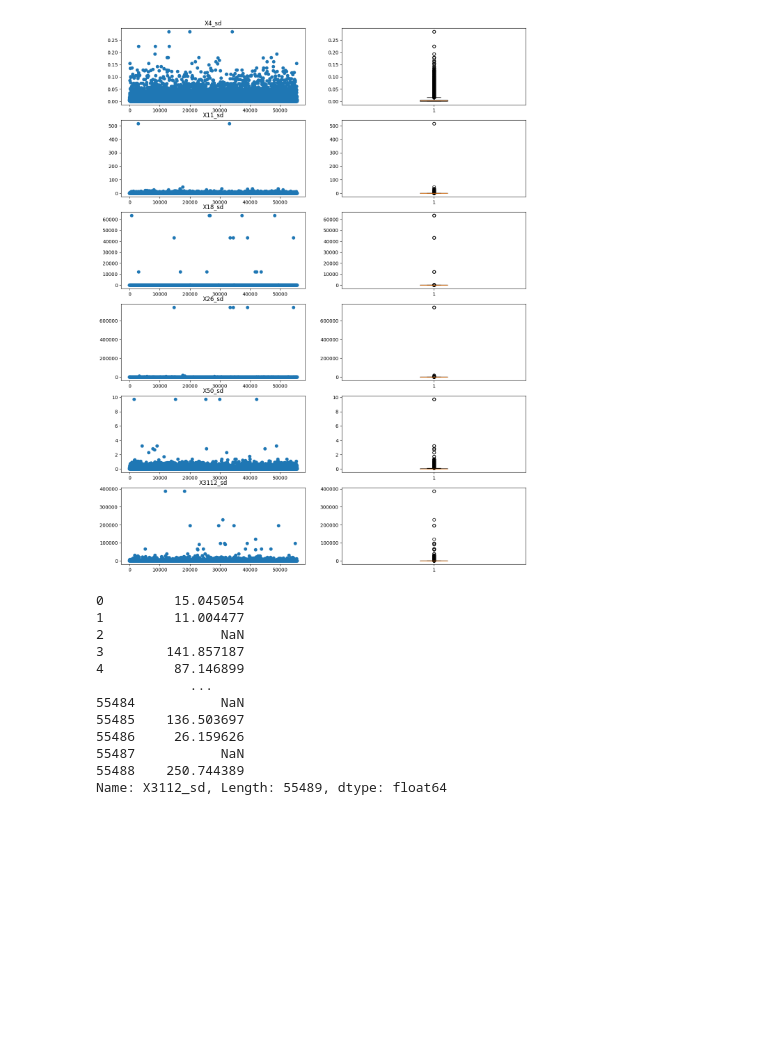
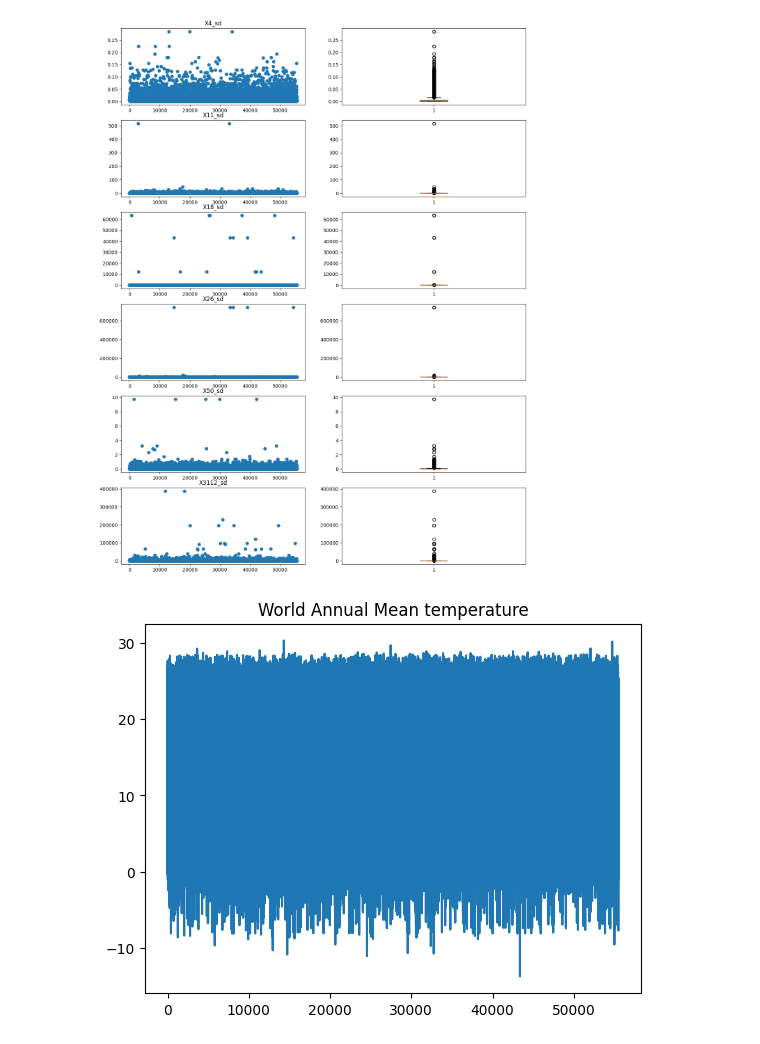
Before and after one commit to polmonroig/plant_traits, a Jupyter notebook: notebooks/eda.ipynb, the cells around one changed output. Drawn from its saved outputs; the diff is of its cells as text; code cells hidden in the pictures; blank space fills up the shorter version.

```diff
--- a/notebooks/eda.ipynb
+++ b/notebooks/eda.ipynb
@@ -201,18 +217,9 @@ for i, var in enumerate(target_vars):
 plt.show()
 # %% [output]
 [figure]
-# %%
-train_metadata[var]
-# %% [output]
-0         15.045054
-1         11.004477
-2               NaN
-3        141.857187
-4         87.146899
-            ...
-55484           NaN
-55485    136.503697
-55486     26.159626
-55487           NaN
-55488    250.744389
-Name: X3112_sd, Length: 55489, dtype: float64
+# %%
+plt.plot(train_metadata['WORLDCLIM_BIO1_annual_mean_temperature'])
+plt.title("World Annual Mean temperature")
+plt.show()
+# %% [output]
+[figure, added]
```
Also changed, not shown: parts of 6 cells of this notebook, 2 other files.
